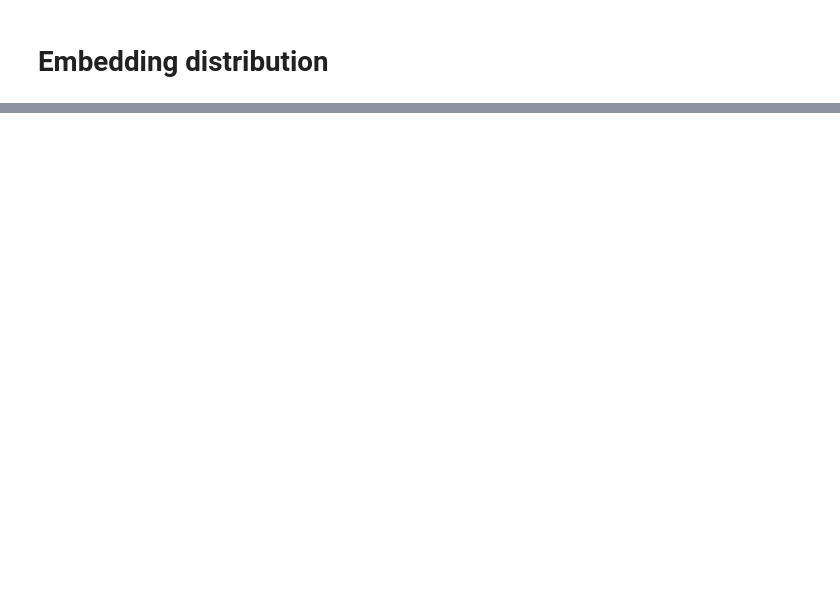
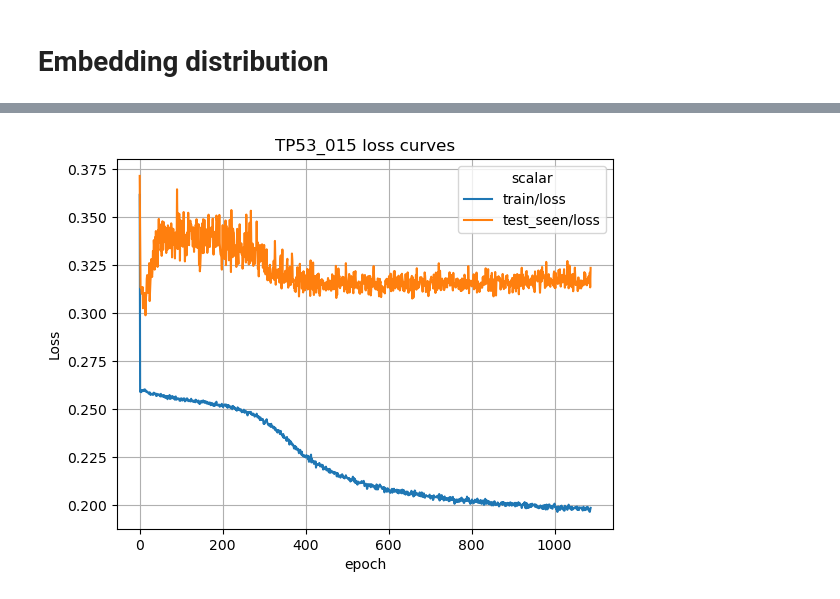
Before and after one commit to Lucas-Gui/sc_contrast, a Jupyter notebook: results.ipynb, the cells around one changed output, grey strips where cells are left out. Drawn from its saved outputs; the diff is of its cells as text; code cells hidden in the pictures; blank space fills up the shorter version.

```diff
--- a/results.ipynb
+++ b/results.ipynb
@@ -122,0 +205,8 @@ plt.savefig(f'plots/embeds/{run_name}/{subset}_embed_pca_kde.pdf')
+# %%
+subset = 'train'
+group1 = 'Impactful I'
+group2 = 'Impactful II'
+df = df_train
+
+df1 = df[df['Variant functional class'] == group1]
+df2 = df[df['Variant functional class'] == group2]
@@ -122,0 +235,2 @@ plt.savefig(f'plots/embeds/{run_name}/{subset}_embed_pca_kde.pdf')
+# %%
+ea = event_accumulator.EventAccumulator(f'runs/{run_name}')
@@ -122,0 +285,12 @@ plt.savefig(f'plots/embeds/{run_name}/{subset}_embed_pca_kde.pdf')
+# %%
+def get_df_from_tb(ea:event_accumulator.EventAccumulator, keys:List[str]=None) :
+    df = []
+    if keys is None:
+        keys = ea.scalars.Keys()
+    for key in keys:
+        events = ea.scalars.Items(key)
+        for e in events:
+            df.append({'value':e.value, 'epoch':e.step,'scalar':key})
+    return pd.DataFrame.from_records(df)
+# %%
+df = get_df_from_tb(ea, ['train/loss', 'train/roc','test_seen/loss','test_seen/roc'])
@@ -122,0 +313,9 @@ plt.savefig(f'plots/embeds/{run_name}/{subset}_embed_pca_kde.pdf')
+# %%
+sns.lineplot(df[df.scalar.isin(['train/loss', 'test_seen/loss'])], x='epoch',y='value',hue='scalar')
+plt.title(f'{run_name} loss curves')
+plt.ylabel('Loss')
+# plt.yscale('logit')
+plt.savefig(f'plots/runs/{run_name}_loss.pdf')
+plt.grid()
+# %% [output]
+[figure, added]
```
Also changed, not shown: parts of 36 cells of this notebook, 2 other files.
